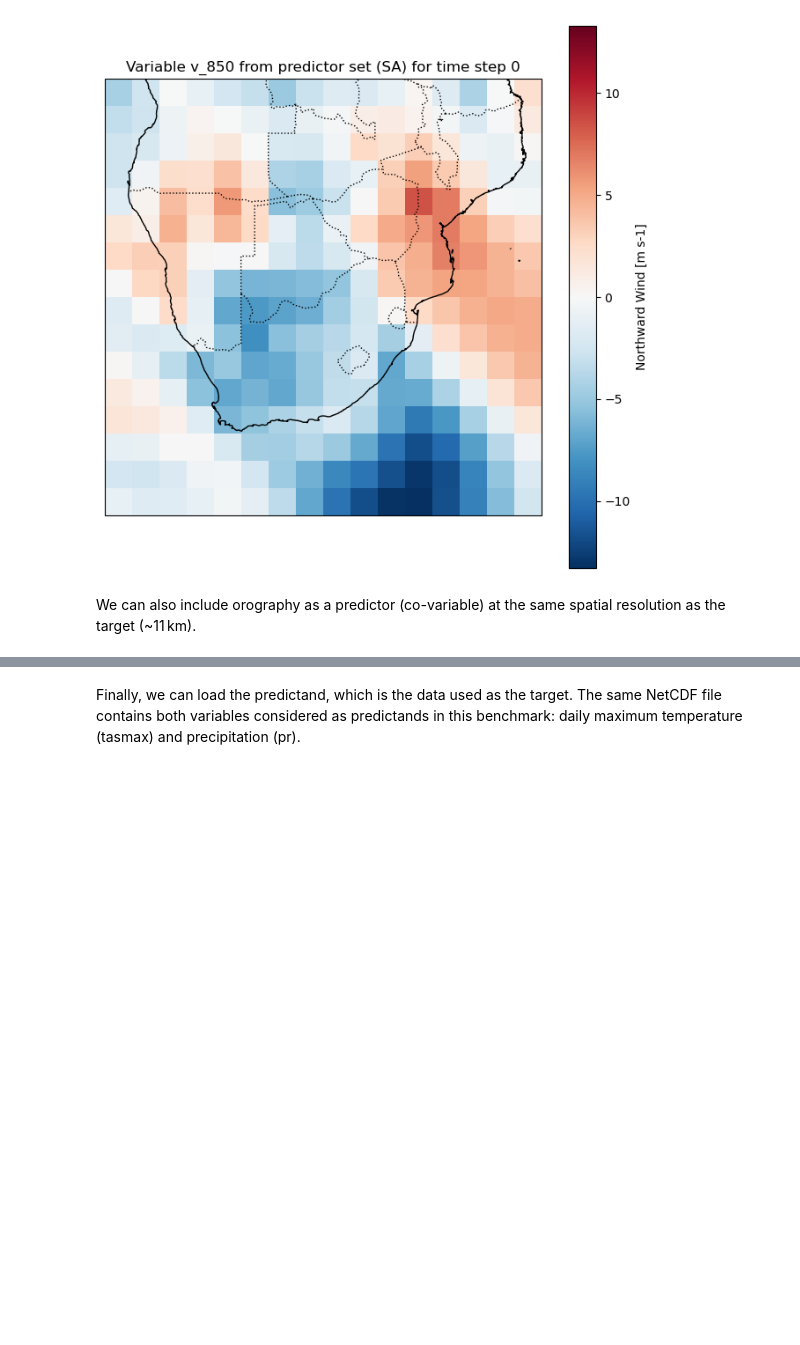
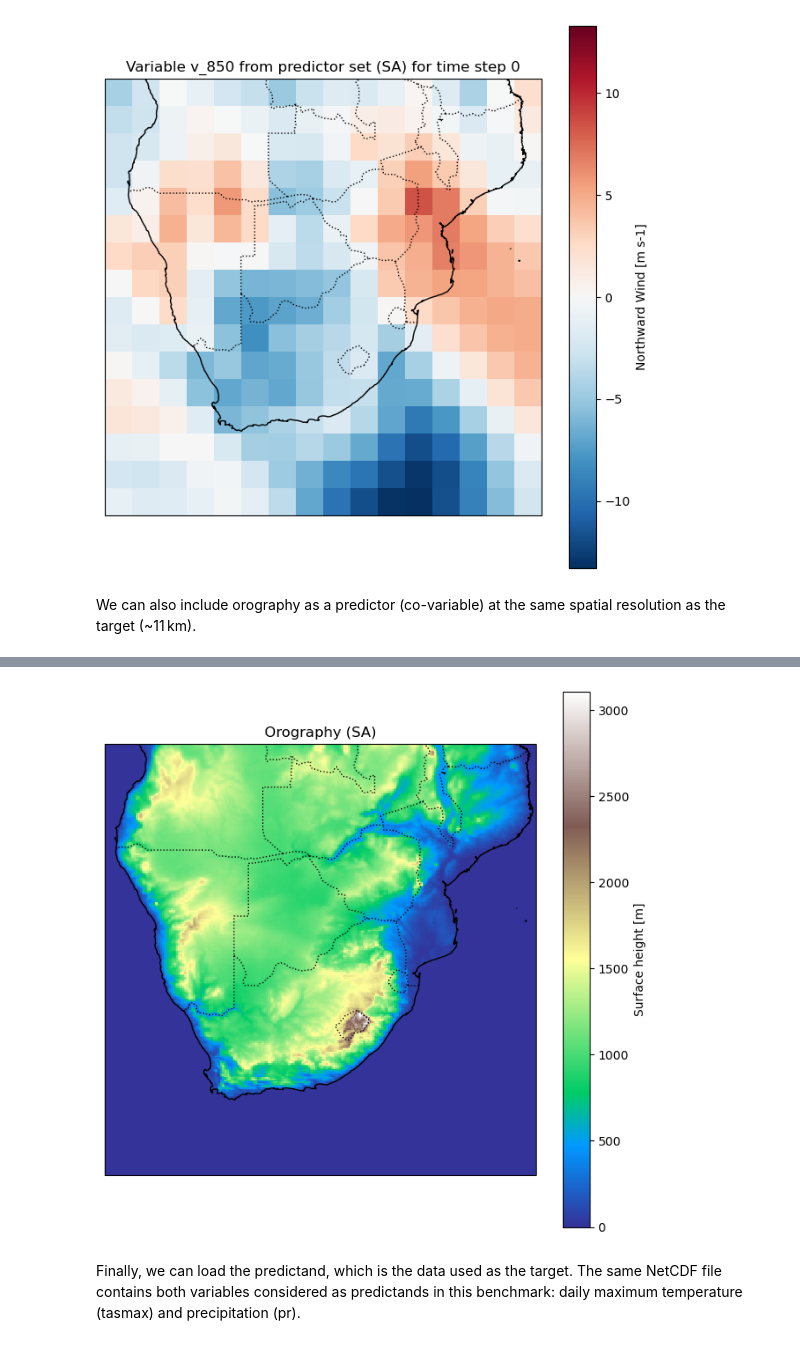
Before and after one commit to jpolz/ml-benchmark-spategan, a Jupyter notebook: data/experiments.ipynb, the cells around one changed output, grey strips where cells are left out. Saved outputs shown, nothing was run; the diff lists cells and outputs as text; code cells hidden in the pictures; blank space fills up the shorter version.

```diff
--- a/data/experiments.ipynb
+++ b/data/experiments.ipynb
@@ -138,11 +138,6 @@ plot_predictor_map(predictor=predictor, var_name='v_850', domain=domain, cmap='R
 # %% [markdown]
 We can also include orography as a predictor (co-variable) at the same spatial resolution as the target (~11 km).
 # %%
-if domain != 'SA':
-
-    orog_path =  f'{DATA_PATH}/train/{training_experiment}/predictors/Static_fields.nc'
-    orog = xr.open_dataset(orog_path)
-
-    if domain == 'NZ':
-        orog = orog[['orog']]
+orog_path =  f'{DATA_PATH}/train/{training_experiment}/predictors/Static_fields.nc'
+orog = xr.open_dataset(orog_path)[['orog']]
 # %%
@@ -151,6 +163,7 @@ if domain != 'SA':
 # %%
-if domain != 'SA':
-    plot_orog_map(orog=orog, domain=domain)
+plot_orog_map(orog=orog, domain=domain)
+# %% [output]
+[figure, added]
 # %% [markdown]
 Finally, we can load the predictand, which is the data used as the target. The same NetCDF file contains both variables considered as predictands in this benchmark: daily maximum temperature (tasmax) and precipitation (pr).
 # %%
```
Also changed, not shown: parts of 3 cells of this notebook, 2 other files.
